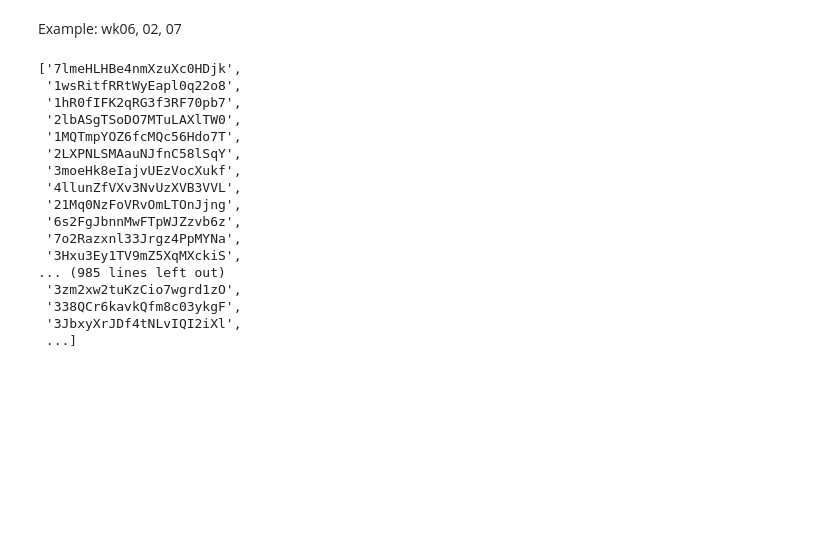
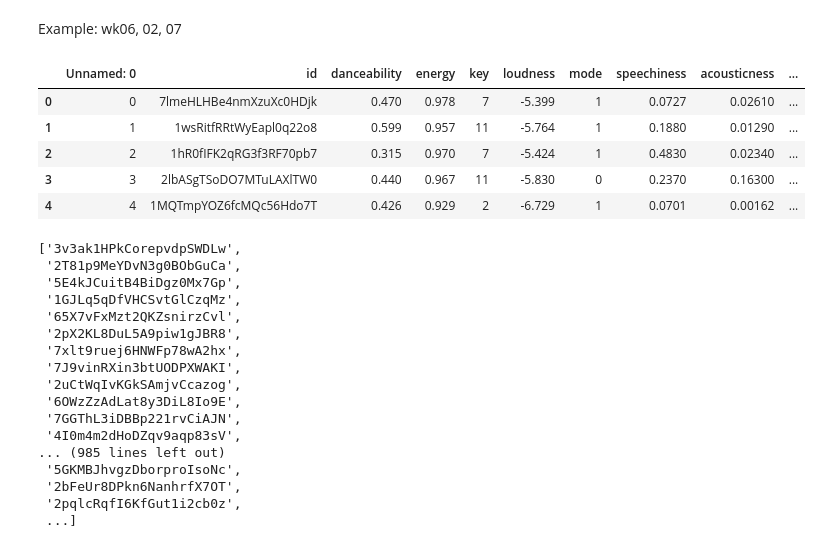
Before and after one commit to chrisp26/Final-project-song-analysis, a Jupyter notebook: Code/Python/2_spotify_API.ipynb, the cells around one changed output. Saved outputs shown, nothing was run; the diff lists cells and outputs as text; code cells hidden in the pictures; blank space fills up the shorter version.

```diff
--- a/Code/Python/2_spotify_API.ipynb
+++ b/Code/Python/2_spotify_API.ipynb
@@ -17,34 +17,48 @@ Example: wk06, 02, 07
 # %%
 #[create list of songs from database to query]
 import pandas as pd
 import sqlite3
 
-songs_csv = "../../Resources/spotify_tracks_features.csv"
+songs_csv = "../../Resources/merged_songs_data.csv"
 df = pd.read_csv(songs_csv)
-df.columns = df.columns.str.strip()
-df.columns = df.columns.str.replace(".","")
 
-song_ids = df['id'].tolist()
-
-song_ids
+# Clean columns for initial pass of CSV
+# df.columns = df.columns.str.strip()
+# df.columns = df.columns.str.replace(".","")
+df.head()
 # %% [output]
-['7lmeHLHBe4nmXzuXc0HDjk',
- '1wsRitfRRtWyEapl0q22o8',
- '1hR0fIFK2qRG3f3RF70pb7',
- '2lbASgTSoDO7MTuLAXlTW0',
- '1MQTmpYOZ6fcMQc56Hdo7T',
- '2LXPNLSMAauNJfnC58lSqY',
- '3moeHk8eIajvUEzVocXukf',
- '4llunZfVXv3NvUzXVB3VVL',
- '21Mq0NzFoVRvOmLTOnJjng',
- '6s2FgJbnnMwFTpWJZzvb6z',
- '7o2Razxnl33Jrgz4PpMYNa',
- '3Hxu3Ey1TV9mZ5XqMXckiS',
-... (985 lines left out)
- '3zm2xw2tuKzCio7wgrd1zO',
- '338QCr6kavkQfm8c03ykgF',
- '3JbxyXrJDf4tNLvIQI2iXl',
- ...]
+|  | Unnamed: 0 | id | danceability | energy | key | loudness | mode | speechiness | acousticness | ... |
+| 0 | 0 | 7lmeHLHBe4nmXzuXc0HDjk | 0.470 | 0.978 | 7 | -5.399 | 1 | 0.0727 | 0.02610 | ... |
+| 1 | 1 | 1wsRitfRRtWyEapl0q22o8 | 0.599 | 0.957 | 11 | -5.764 | 1 | 0.1880 | 0.01290 | ... |
+| 2 | 2 | 1hR0fIFK2qRG3f3RF70pb7 | 0.315 | 0.970 | 7 | -5.424 | 1 | 0.4830 | 0.02340 | ... |
+| 3 | 3 | 2lbASgTSoDO7MTuLAXlTW0 | 0.440 | 0.967 | 11 | -5.830 | 0 | 0.2370 | 0.16300 | ... |
+| 4 | 4 | 1MQTmpYOZ6fcMQc56Hdo7T | 0.426 | 0.929 | 2 | -6.729 | 1 | 0.0701 | 0.00162 | ... |
+# %%
+# Create song list of songs without 'popularity'
+
+df_has_rating = df.dropna(subset=['popularity'])
+df_no_pop_rating = df.drop(df_has_rating.index)
+song_ids = df_no_pop_rating['id'].tolist()
+
+song_ids
+# %% [output]
+['3v3ak1HPkCorepvdpSWDLw',
+ '2T81p9MeYDvN3g0BObGuCa',
+ '5E4kJCuitB4BiDgz0Mx7Gp',
+ '1GJLq5qDfVHCSvtGlCzqMz',
+ '65X7vFxMzt2QKZsnirzCvl',
+ '2pX2KL8DuL5A9piw1gJBR8',
+ '7xlt9ruej6HNWFp78wA2hx',
+ '7J9vinRXin3btUODPXWAKI',
+ '2uCtWqIvKGkSAmjvCcazog',
+ '6OWzZzAdLat8y3DiL8Io9E',
+ '7GGThL3iDBBp221rvCiAJN',
+ '4I0m4m2dHoDZqv9aqp83sV',
+... (985 lines left out)
+ '5GKMBJhvgzDborproIsoNc',
+ '2bFeUr8DPkn6NanhrfX7OT',
+ '2pqlcRqfI6KfGut1i2cb0z',
+ ...]
 # %%
 import requests
 from requests.structures import CaseInsensitiveDict
```
Also changed, not shown: parts of 7 cells of this notebook, 4 other files.
